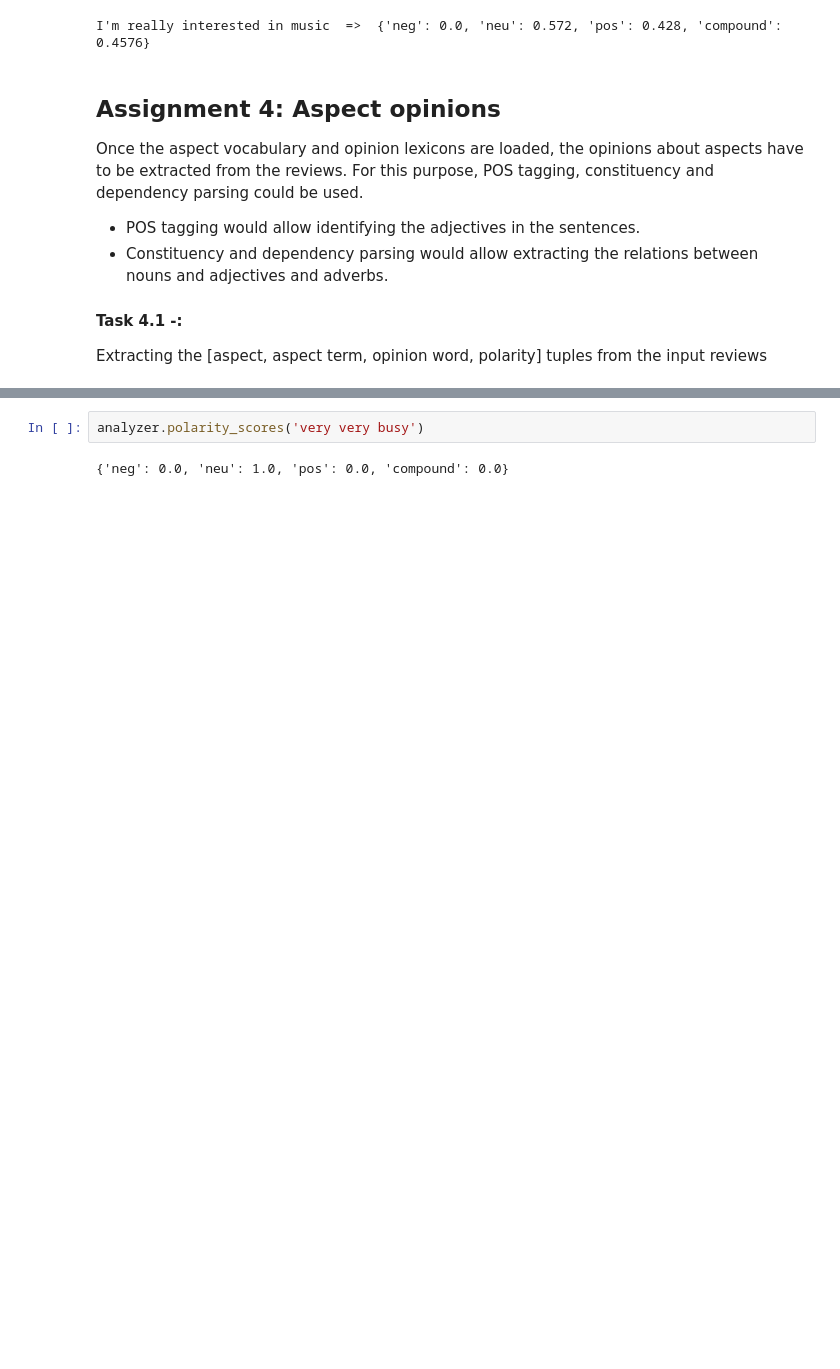
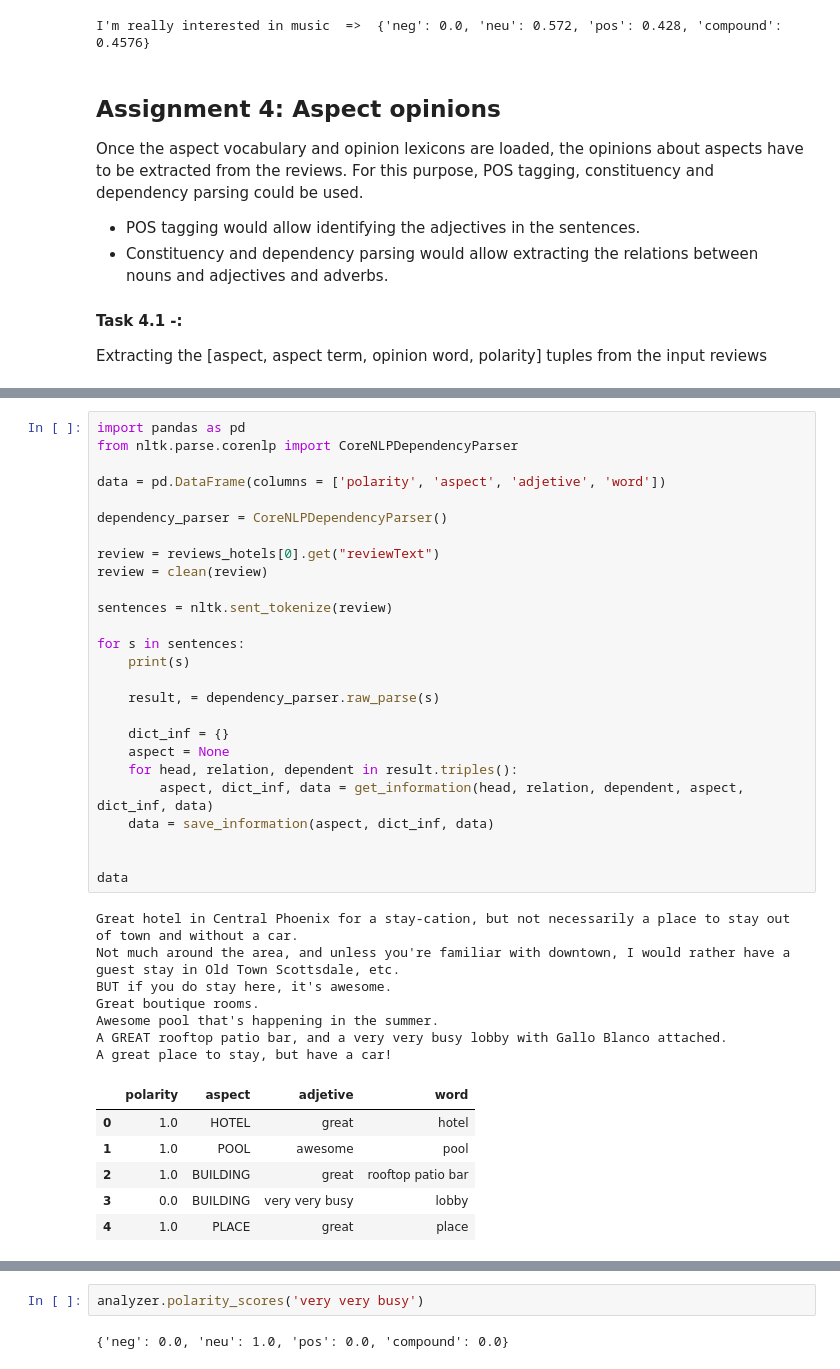
Before and after one commit to glorelvalle/mucd-mg, a Jupyter notebook: pln/p1.ipynb, the cells around one changed output, grey strips where cells are left out. Saved outputs shown, nothing was run; the diff lists cells and outputs as text; blank space fills up the shorter version.

```diff
--- a/pln/p1.ipynb
+++ b/pln/p1.ipynb
@@ -312,0 +410,40 @@ Extracting the [aspect, aspect term, opinion word, polarity] tuples from the inp
+# %%
+import pandas as pd
+from nltk.parse.corenlp import CoreNLPDependencyParser
+
+data = pd.DataFrame(columns = ['polarity', 'aspect', 'adjetive', 'word'])
+
+dependency_parser = CoreNLPDependencyParser()
+
+review = reviews_hotels[0].get("reviewText")
+review = clean(review)
+
+sentences = nltk.sent_tokenize(review)
+
+for s in sentences:
+    print(s)
+
+    result, = dependency_parser.raw_parse(s)
+
+    dict_inf = {}
+    aspect = None
+    for head, relation, dependent in result.triples():
+        aspect, dict_inf, data = get_information(head, relation, dependent, aspect, dict_inf, data)
+    data = save_information(aspect, dict_inf, data)
+
+
+data
+# %% [output]
+Great hotel in Central Phoenix for a stay-cation, but not necessarily a place to stay out of town and without a car.
+Not much around the area, and unless you're familiar with downtown, I would rather have a guest stay in Old Town Scottsdale, etc.
+BUT if you do stay here, it's awesome.
+Great boutique rooms.
+Awesome pool that's happening in the summer.
+A GREAT rooftop patio bar, and a very very busy lobby with Gallo Blanco attached.
+A great place to stay, but have a car!
+|  | polarity | aspect | adjetive | word |
+| 0 | 1.0 | HOTEL | great | hotel |
+| 1 | 1.0 | POOL | awesome | pool |
+| 2 | 1.0 | BUILDING | great | rooftop patio bar |
+| 3 | 0.0 | BUILDING | very very busy | lobby |
+| 4 | 1.0 | PLACE | great | place |
```
Also changed, not shown: parts of 11 cells of this notebook.
